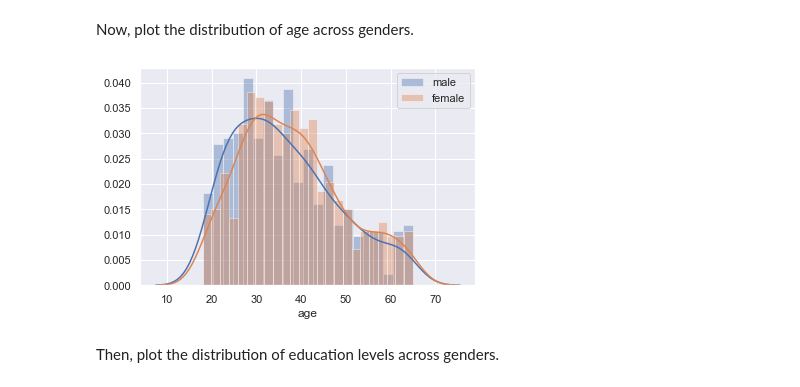
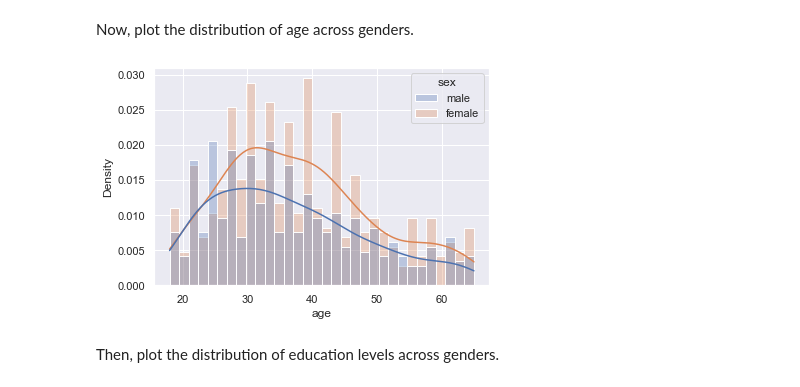
Before and after one commit to fau-masters-collected-works-cgarbin/ieee-icmla-2019-data-science-tutorial, a Jupyter notebook: 2-statistics-and-data-science.ipynb, the cells around one changed output. Saved outputs shown, nothing was run; the diff lists cells and outputs as text; code cells hidden in the pictures.

```diff
--- a/2-statistics-and-data-science.ipynb
+++ b/2-statistics-and-data-science.ipynb
@@ -166,16 +166,15 @@ print('The dataset has {} female and {} male samples'.format(
 The dataset has 576 female and 415 male samples
 # %% [markdown]
 Now, plot the distribution of age across genders.
-# %%
-def distplot_column(column):
-    sns.distplot(salaries_male[column], bins='sqrt', label='male')
-    sns.distplot(salaries_female[column], bins='sqrt', label='female')
-    plt.legend()
-    plt.show()
-
-distplot_column('age')
-# %% [output]
-[figure, removed]
+# %%
+def histplot_column(column):
+    sns.histplot(data=salaries, x=column, hue='sex', stat='density',
+                 bins='sqrt', kde=True, alpha=0.3);
+    plt.show()
+
+histplot_column('age')
+# %% [output]
+[figure, added]
 # %% [markdown]
 Then, plot the distribution of education levels across genders.
 # %%
```
Also changed, not shown: parts of 8 cells of this notebook, 3 other files.
